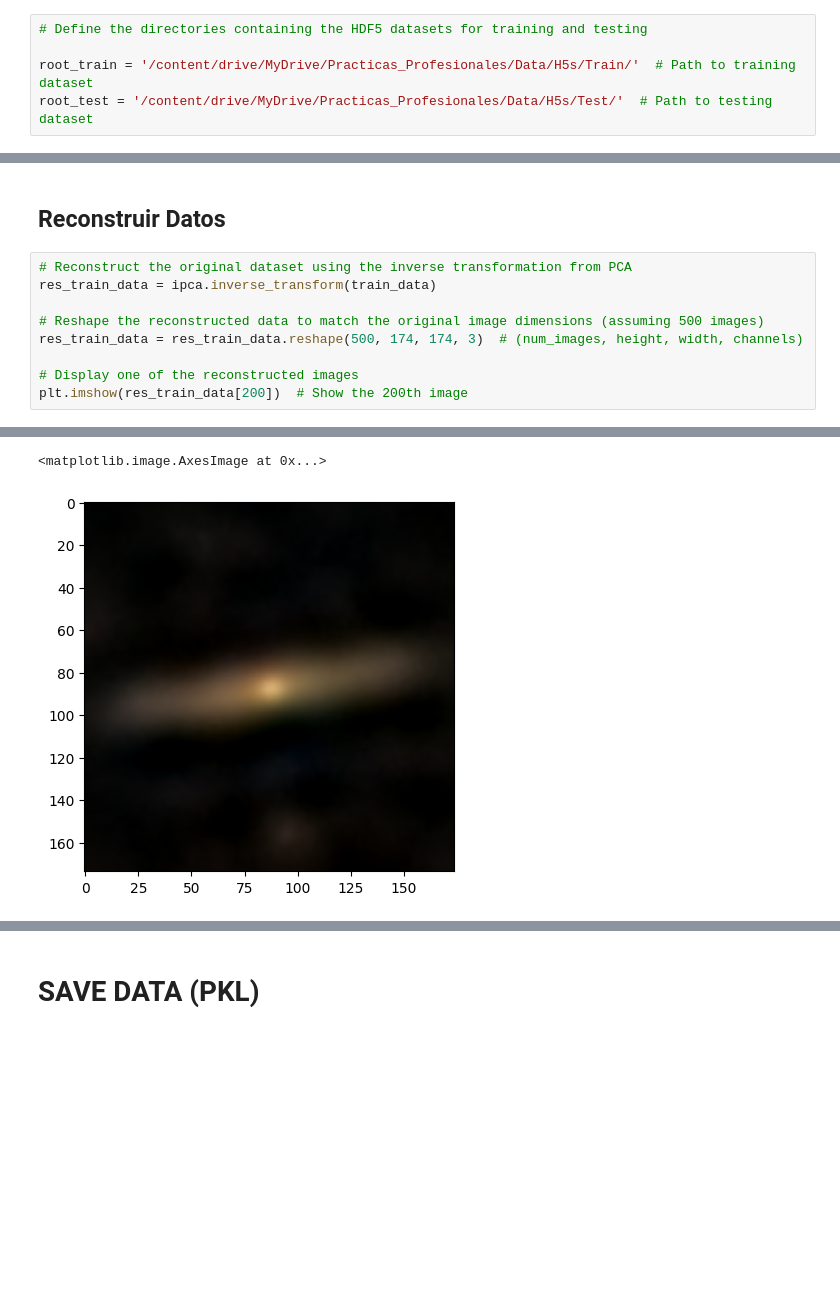
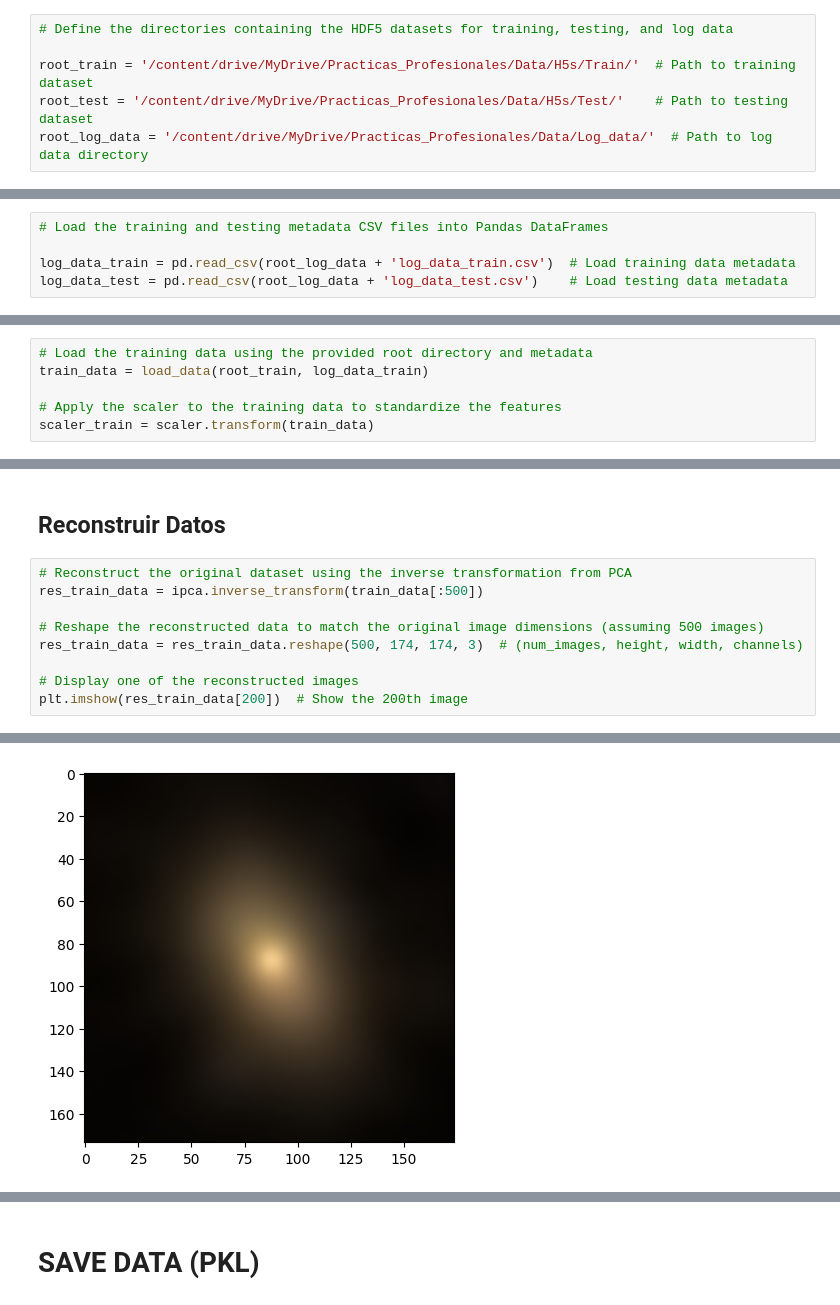
Before and after one commit to Tonathiu-Pina/Classify_galaxies_with_Unsupervised_and_Supervised_learning, a Jupyter notebook: Preprocessing_data/2_Reduce_Dimension.ipynb, the cells around one changed output, grey strips where cells are left out. Cells and saved outputs as stored; diff of their text form; blank space fills up the shorter version.

```diff
--- a/Preprocessing_data/2_Reduce_Dimension.ipynb
+++ b/Preprocessing_data/2_Reduce_Dimension.ipynb
@@ -85,7 +128,8 @@ def load_data(root_data):
 # %% [markdown]
 ## Directories
 # %%
-# Define the directories containing the HDF5 datasets for training and testing
+# Define the directories containing the HDF5 datasets for training, testing, and log data
 
 root_train = '/content/drive/MyDrive/Practicas_Profesionales/Data/H5s/Train/'  # Path to training dataset
-root_test = '/content/drive/MyDrive/Practicas_Profesionales/Data/H5s/Test/'  # Path to testing dataset
+root_test = '/content/drive/MyDrive/Practicas_Profesionales/Data/H5s/Test/'    # Path to testing dataset
+root_log_data = '/content/drive/MyDrive/Practicas_Profesionales/Data/Log_data/'  # Path to log data directory
@@ -92,2 +138,7 @@ root_test = '/content/drive/MyDrive/Practicas_Profesionales/Data/H5s/Test/'  # P
+# %%
+# Load the training and testing metadata CSV files into Pandas DataFrames
+
+log_data_train = pd.read_csv(root_log_data + 'log_data_train.csv')  # Load training data metadata
+log_data_test = pd.read_csv(root_log_data + 'log_data_test.csv')    # Load testing data metadata
 # %% [markdown]
 # Reduce dimensions
@@ -238,0 +289,6 @@ Execution time: 150.93s
+# %%
+# Load the training data using the provided root directory and metadata
+train_data = load_data(root_train, log_data_train)
+
+# Apply the scaler to the training data to standardize the features
+scaler_train = scaler.transform(train_data)
@@ -240,7 +338,7 @@ Execution time: 150.93s
 ## Reconstruir Datos
 # %%
 # Reconstruct the original dataset using the inverse transformation from PCA
-res_train_data = ipca.inverse_transform(train_data)
+res_train_data = ipca.inverse_transform(train_data[:500])
 
 # Reshape the reconstructed data to match the original image dimensions (assuming 500 images)
 res_train_data = res_train_data.reshape(500, 174, 174, 3)  # (num_images, height, width, channels)
@@ -252,2 +350 @@ WARNING:matplotlib.image:Clipping input data to the valid range for imshow with
-<matplotlib.image.AxesImage at 0x...>
-[figure, old version]
+[figure, new version]
```
Also changed, not shown: parts of 26 cells of this notebook, 1 other file.
